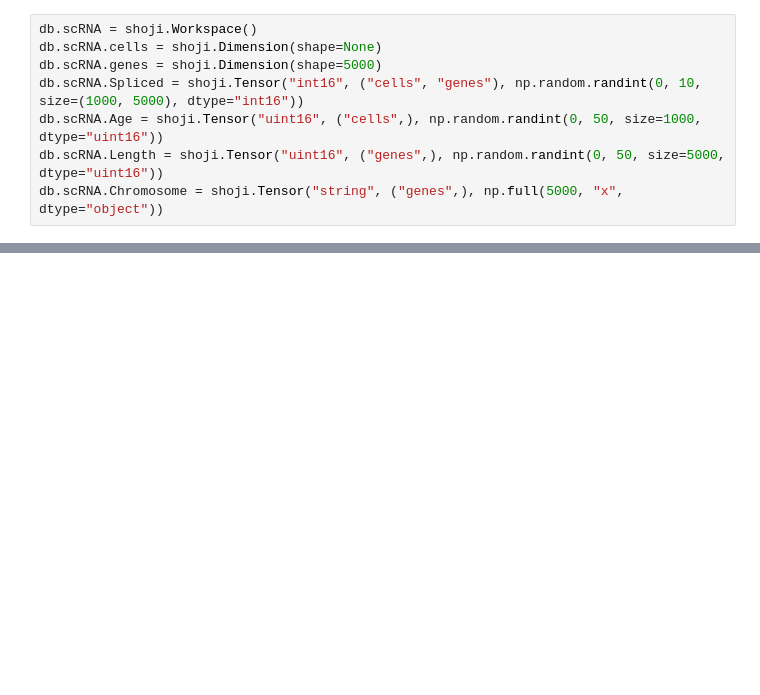
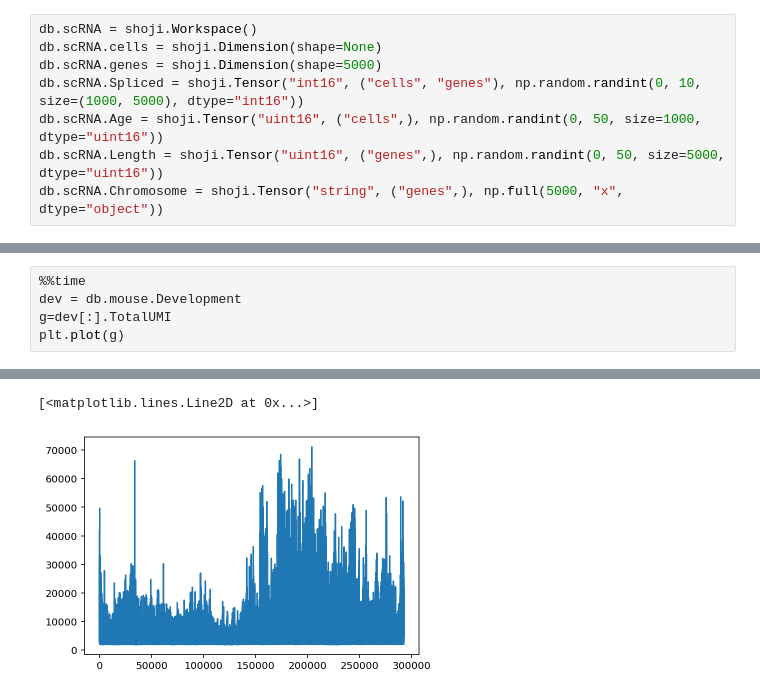
Before and after one commit to linnarsson-lab/shoji, a Jupyter notebook: notebooks/shoji.ipynb, the cells around one changed output, grey strips where cells are left out. Saved outputs shown, nothing was run; the diff lists cells and outputs as text; blank space fills up the shorter version.

```diff
--- a/notebooks/shoji.ipynb
+++ b/notebooks/shoji.ipynb
@@ -138,0 +193,6 @@ db.scRNA.Forebrain[db.scRNA.Forebrain.NGenes > 7000].Matrix.shape
+# %%
+%%time
+dev = db.mouse.Development
+g=dev[:].TotalUMI
+plt.plot(g)
+# %% [output]
@@ -138,0 +201,2 @@ db.scRNA.Forebrain[db.scRNA.Forebrain.NGenes > 7000].Matrix.shape
+[<matplotlib.lines.Line2D at 0x...>]
+[figure, added]
```
Also changed, not shown: parts of 29 cells of this notebook, 18 other files.
